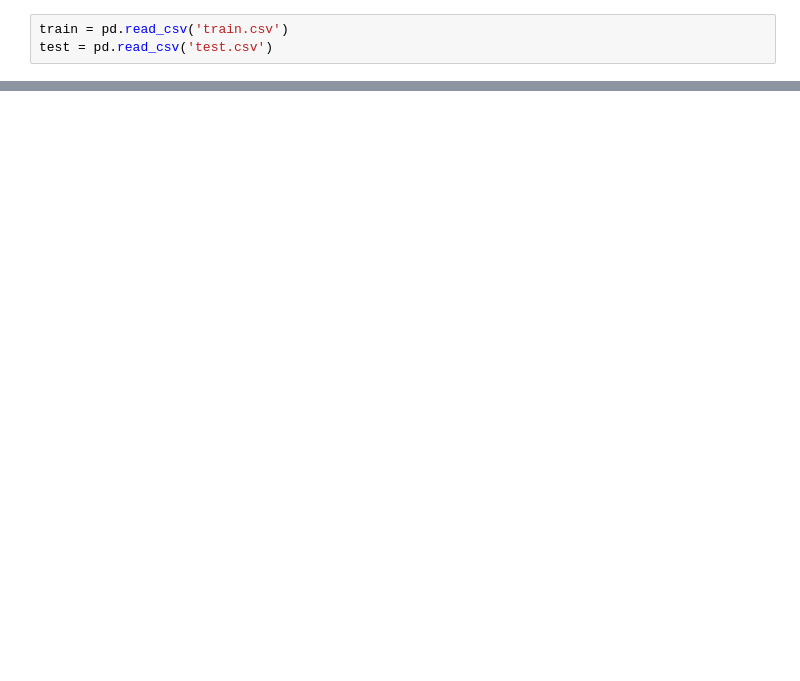
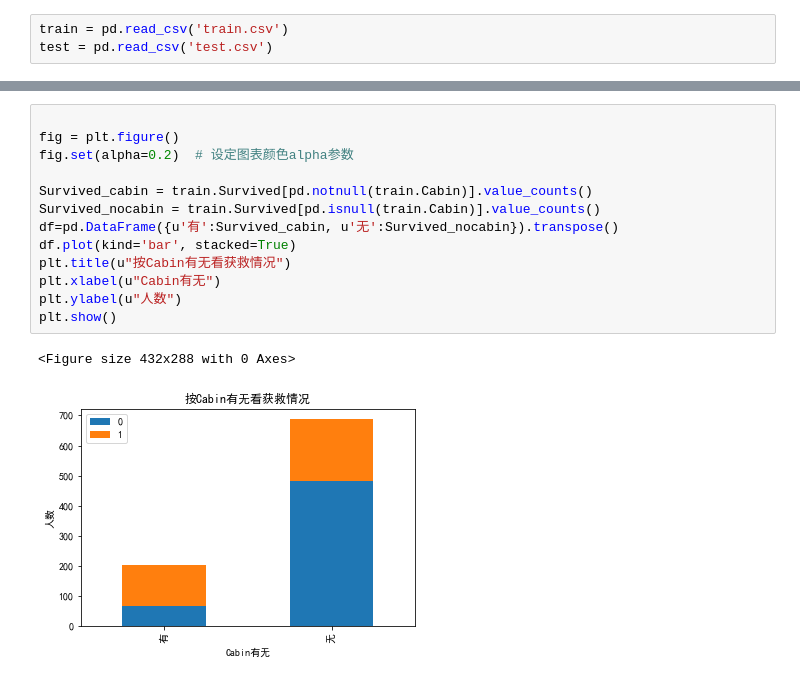
Before and after one commit to wushishuai/kaggle-competition, a Jupyter notebook: Titanic/predict by baseline.ipynb, the cells around one changed output, grey strips where cells are left out. Drawn from its saved outputs; the diff is of its cells as text; blank space fills up the shorter version.

```diff
--- a/Titanic/predict by baseline.ipynb
+++ b/Titanic/predict by baseline.ipynb
@@ -23,0 +236,16 @@ train.head()
+# %%
+
+fig = plt.figure()
+fig.set(alpha=0.2)  # 设定图表颜色alpha参数
+
+Survived_cabin = train.Survived[pd.notnull(train.Cabin)].value_counts()
+Survived_nocabin = train.Survived[pd.isnull(train.Cabin)].value_counts()
+df=pd.DataFrame({u'有':Survived_cabin, u'无':Survived_nocabin}).transpose()
+df.plot(kind='bar', stacked=True)
+plt.title(u"按Cabin有无看获救情况")
+plt.xlabel(u"Cabin有无")
+plt.ylabel(u"人数")
+plt.show()
+# %% [output]
+<Figure size 432x288 with 0 Axes>
+[figure, added]
```
Also changed, not shown: parts of 36 cells of this notebook, 5 other files.
